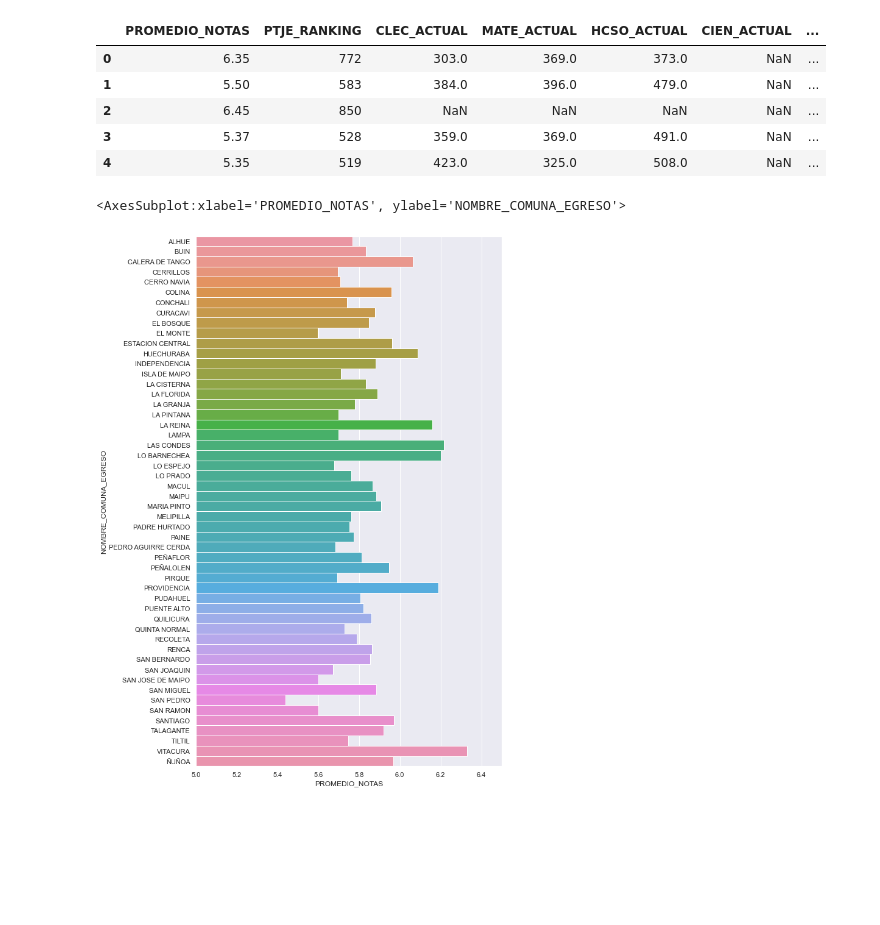
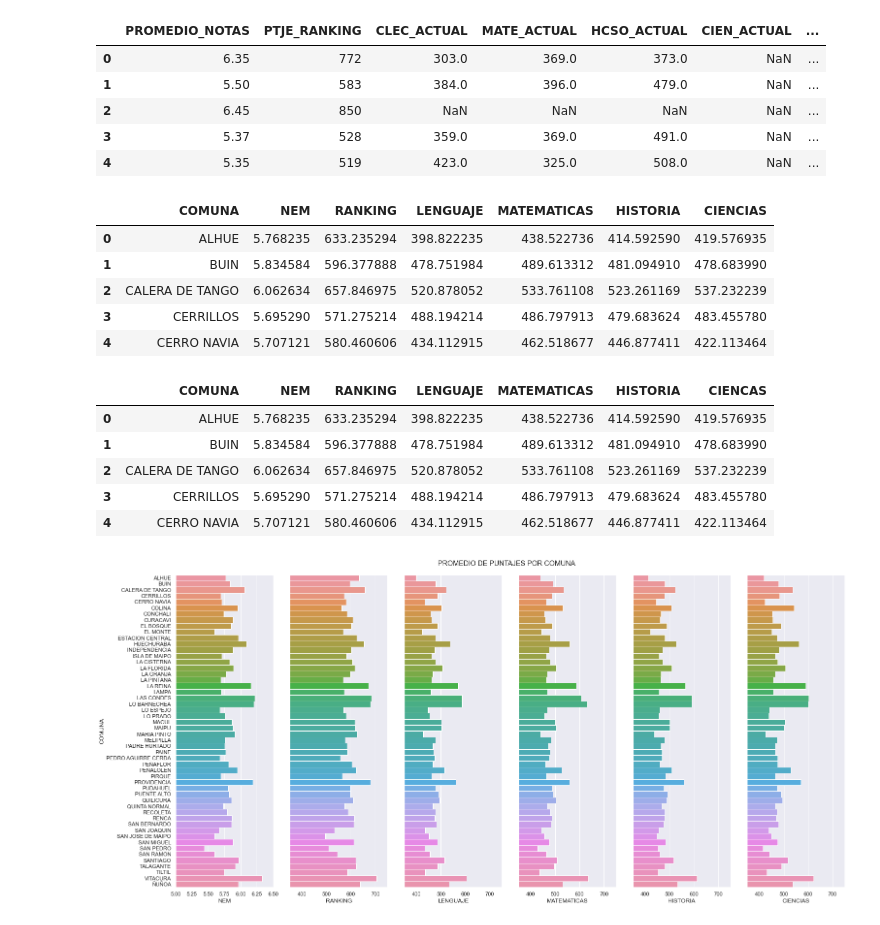
Before and after one commit to cristobalstrange/ProyectoCienciaDatos, a Jupyter notebook: proyecto_cristobal.ipynb, the cells around one changed output. Cells and saved outputs as stored; diff of their text form; code cells hidden in the pictures; blank space fills up the shorter version.

Commit message:
Creados gráficos de media puntaje por comuna

```diff
--- a/proyecto_cristobal.ipynb
+++ b/proyecto_cristobal.ipynb
@@ -76,13 +76,37 @@ df_puntajes.head()
 # %%
 df_promedio = df_puntajes.groupby(by="NOMBRE_COMUNA_EGRESO").mean()
 df_promedio.reset_index(inplace=True)
-df_promedio.head()
-df_promedio.to_csv("Dataframes/promedio_puntajes_pdt.csv")
+df_promedio = df_promedio.rename(columns={"NOMBRE_COMUNA_EGRESO":"COMUNA", "PTJE_RANKING" : "RANKING", "PROMEDIO_NOTAS": "NEM", "CLEC_ACTUAL": "LENGUAJE", "MATE_ACTUAL": "MATEMATICAS", "HCSO_ACTUAL" :"HISTORIA", "CIEN_ACTUAL": "CIENCIAS"})
+df_promedio.to_csv("Dataframes/promedio_puntajes_pdt.csv", sep=",", index=False)
+# %%
+df_promedio.head()
+# %% [output]
+|  | COMUNA | NEM | RANKING | LENGUAJE | MATEMATICAS | HISTORIA | CIENCIAS |
+| 0 | ALHUE | 5.768235 | 633.235294 | 398.822235 | 438.522736 | 414.592590 | 419.576935 |
+| 1 | BUIN | 5.834584 | 596.377888 | 478.751984 | 489.613312 | 481.094910 | 478.683990 |
+| 2 | CALERA DE TANGO | 6.062634 | 657.846975 | 520.878052 | 533.761108 | 523.261169 | 537.232239 |
+| 3 | CERRILLOS | 5.695290 | 571.275214 | 488.194214 | 486.797913 | 479.683624 | 483.455780 |
+| 4 | CERRO NAVIA | 5.707121 | 580.460606 | 434.112915 | 462.518677 | 446.877411 | 422.113464 |
 # %%
-f, ax = plt.subplots(1,1, figsize=(9,16))
-sns.set(font_scale=1)
-ax.set_xlim(5,6.5)
-sns.barplot(df_promedio, y="NOMBRE_COMUNA_EGRESO", x="PROMEDIO_NOTAS", ax=ax,width=1)
 # %% [output]
-<AxesSubplot:xlabel='PROMEDIO_NOTAS', ylabel='NOMBRE_COMUNA_EGRESO'>
-[figure, removed]
+|  | COMUNA | NEM | RANKING | LENGUAJE | MATEMATICAS | HISTORIA | CIENCAS |
+| 0 | ALHUE | 5.768235 | 633.235294 | 398.822235 | 438.522736 | 414.592590 | 419.576935 |
+| 1 | BUIN | 5.834584 | 596.377888 | 478.751984 | 489.613312 | 481.094910 | 478.683990 |
+| 2 | CALERA DE TANGO | 6.062634 | 657.846975 | 520.878052 | 533.761108 | 523.261169 | 537.232239 |
+| 3 | CERRILLOS | 5.695290 | 571.275214 | 488.194214 | 486.797913 | 479.683624 | 483.455780 |
+| 4 | CERRO NAVIA | 5.707121 | 580.460606 | 434.112915 | 462.518677 | 446.877411 | 422.113464 |
+# %%
+f, ax = plt.subplots(1,6, figsize=(20,10), sharey=True)
+sns.set(font_scale=1)
+cols = df_promedio.columns[1:]
+f.suptitle("PROMEDIO DE PUNTAJES POR COMUNA")
+f.tight_layout()
+ax[0].set_xlim(5,6.5)
+for i in range(0,6):
+    if i != 0:
+        ax[i].yaxis.set_visible(False)
+        ax[i].set_xlim(350,750)
+
+    sns.barplot(df_promedio, y="COMUNA", x=cols[i], ax=ax[i],width=1)
+# %% [output]
+[figure, added]
```
Also changed, not shown: 1 other file.
